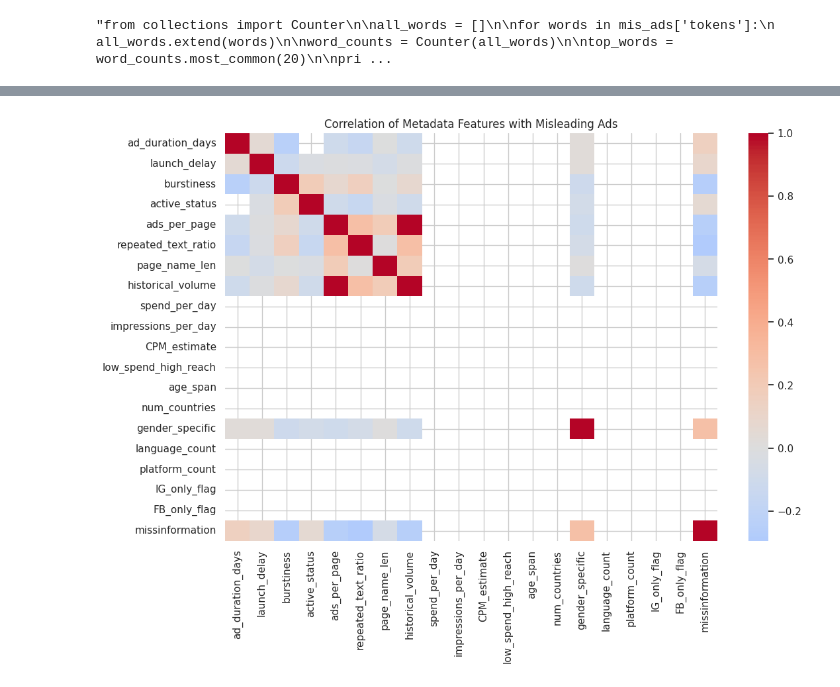
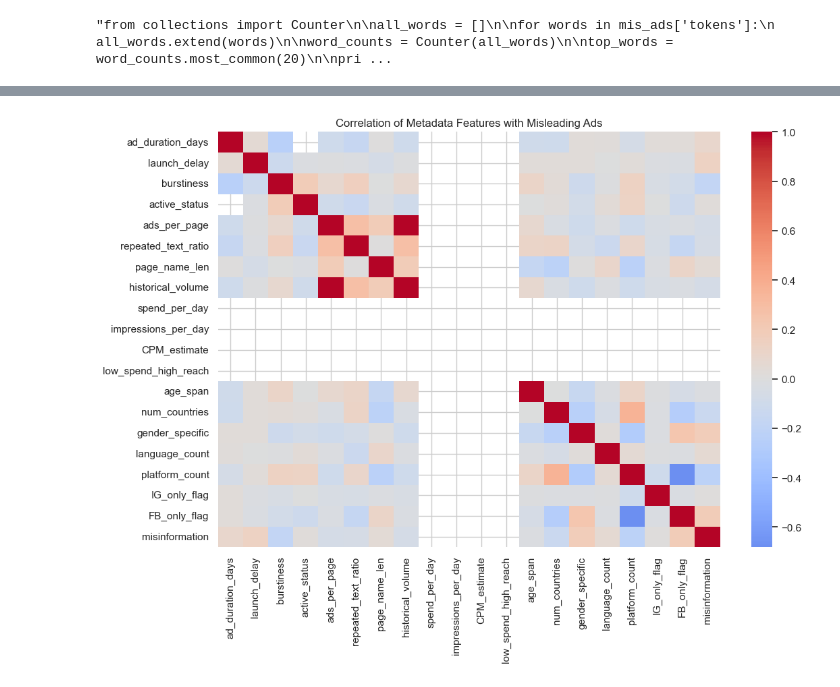
Before and after one commit to dateddy/mm_detect, a Jupyter notebook: notebooks/01_eda.ipynb, the cells around one changed output, grey strips where cells are left out. Cells and saved outputs as stored; diff of their text form; code cells hidden in the pictures.

```diff
--- a/notebooks/01_eda.ipynb
+++ b/notebooks/01_eda.ipynb
@@ -458,20 +456,16 @@ df['num_countries'] = df['target_locations'].apply(
 # %%
 df['gender_specific'] = (df['target_gender'] != 'All').astype(int)
 # %%
-df['language_count'] = df['languages'].apply(
-    lambda x: len(x) if isinstance(x,list) else 0
-)
+df['language_count'] = df['languages'].apply(lambda x: len(parse_literal_list(x)))
 # %%
-df['platform_count'] = df['publisher_platforms'].apply(
-    lambda x: len(x) if isinstance(x,list) else 0
-)
+df['platform_count'] = df['publisher_platforms'].apply(lambda x: len(parse_literal_list(x)))
 # %%
 df['IG_only_flag'] = df['publisher_platforms'].apply(
-    lambda x: 1 if x == ['instagram'] else 0
+    lambda x: 1 if parse_literal_list(x) == ['instagram'] else 0
 )
 # %%
 df['FB_only_flag'] = df['publisher_platforms'].apply(
-    lambda x: 1 if x == ['facebook'] else 0
+    lambda x: 1 if parse_literal_list(x) == ['facebook'] else 0
 )
 # %%
 metadata_features = [
@@ -521,20 +514,20 @@ dtype: float64
 # %%
 import seaborn as sns
 import matplotlib.pyplot as plt
 
 plt.figure(figsize=(12,8))
 
 sns.heatmap(
-    df[metadata_features + ['missinformation']].corr(),
+    df[metadata_features + ['misinformation']].corr(),
     cmap='coolwarm',
     center=0
 )
 
 plt.title("Correlation of Metadata Features with Misleading Ads")
 
 plt.show()
 # %% [output]
-[figure, old version]
+[figure, new version]
 # %%
 df.head()
 # %% [output]
```
Also changed, not shown: parts of 29 cells of this notebook, 3 other files.
